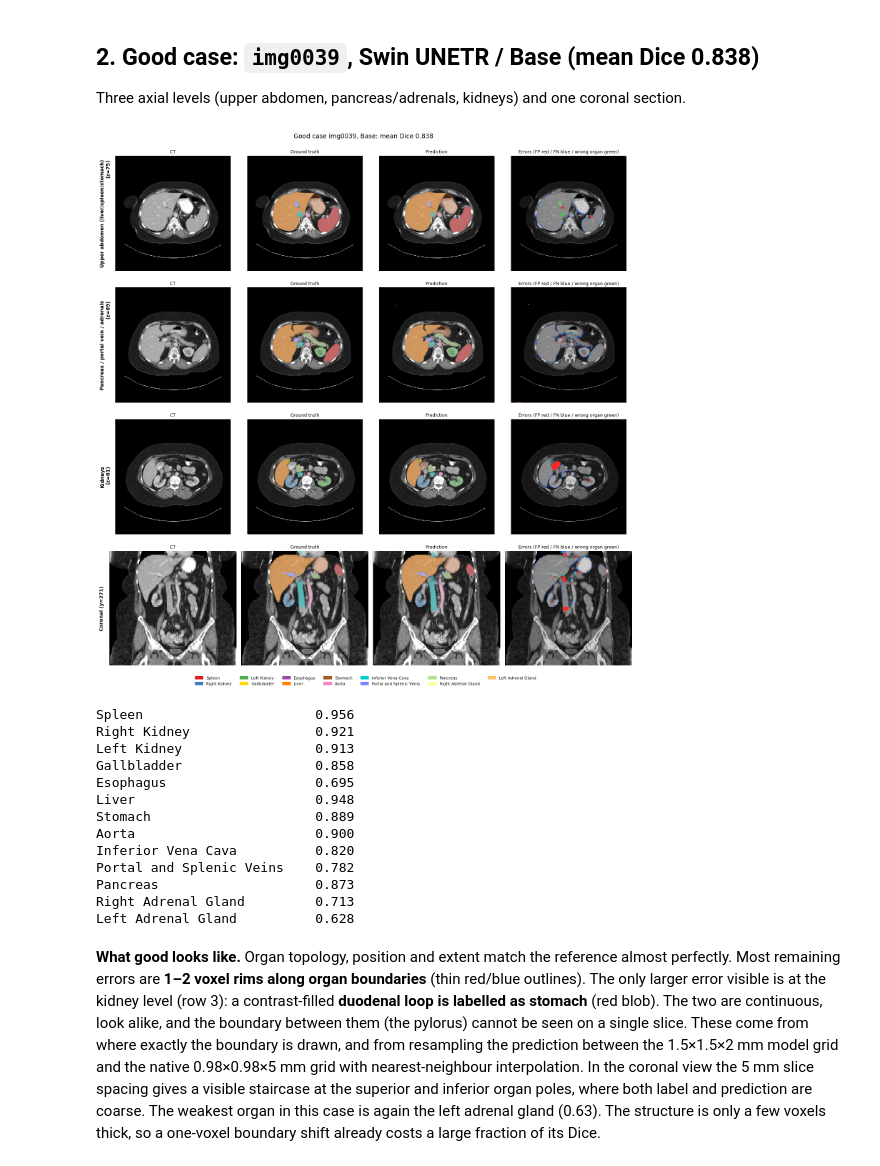
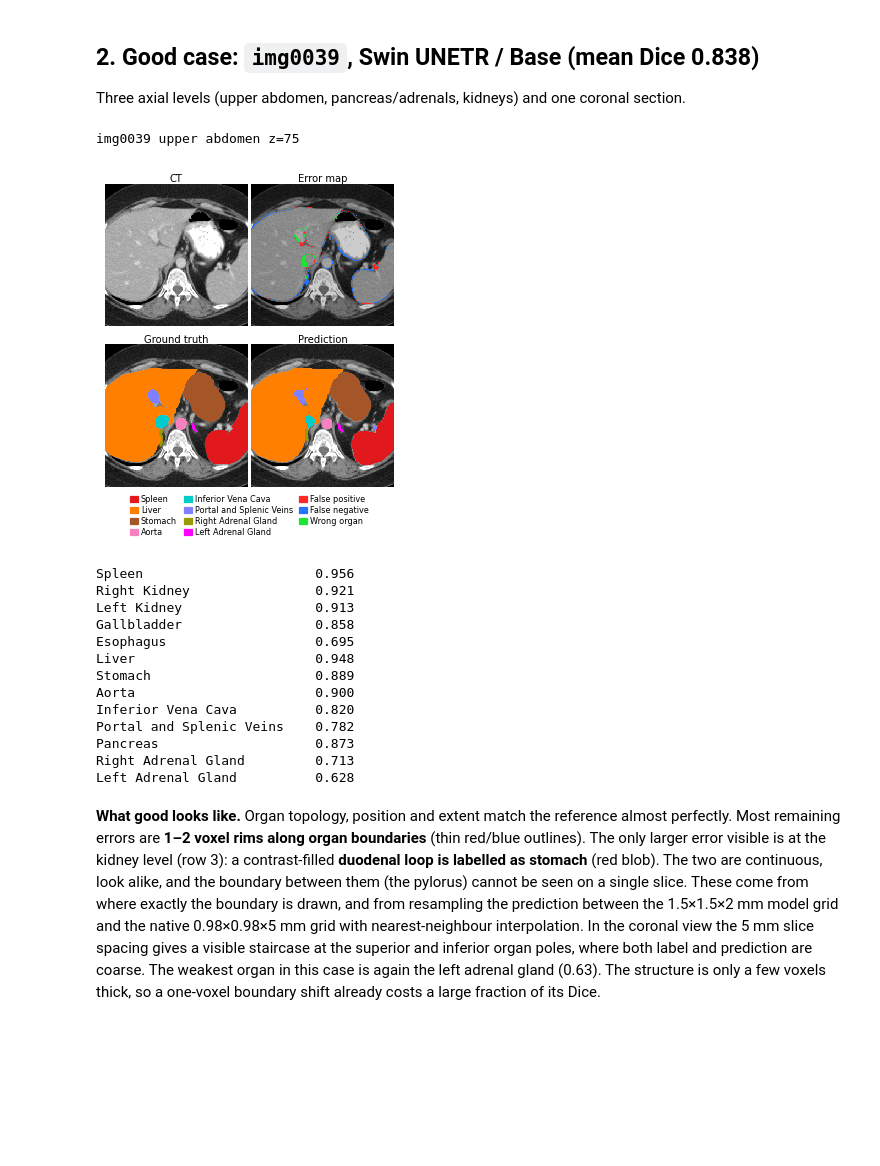
Before and after one commit to Paula-Gal/FoundationsAIMB_Mini-Project_Segmentation-Public, a Jupyter notebook: notebooks/04_visual_inspection.ipynb, the cells around one changed output. Cells and saved outputs as stored; diff of their text form; code cells hidden in the pictures; blank space fills up the shorter version.

Commit message:
Add new visualizations and update existing plotting functions

```diff
--- a/notebooks/04_visual_inspection.ipynb
+++ b/notebooks/04_visual_inspection.ipynb
@@ -96,38 +111,31 @@ plt.show()
 Three axial levels (upper abdomen, pancreas/adrenals, kidneys) and one coronal section.
 # %%
 ct, gt, pred, sp = load_case(best_case, "base")
-levels = {
-    "Upper abdomen (liver/spleen/stomach)": pick_slice(gt, pred, organ=1),
-    "Pancreas / portal vein / adrenals":    pick_slice(gt, pred, organ=11),
-    "Kidneys":                              pick_slice(gt, pred, organ=2),
-}
-fig, axes = plt.subplots(len(levels) + 1, 4, figsize=(17, 4.4 * (len(levels) + 1)))
-for row, (name, z) in zip(axes, levels.items()):
-    plot_case_slice(ct, gt, pred, z, axes=row, row_label=f"{name}\n(z={z})")
-y = pick_slice(gt, pred, organ=8, axis=1)  # coronal slice through the aorta
-plot_case_slice(ct, gt, pred, y, view="coronal", axes=axes[-1], aspect=sp[2] / sp[0],
-                row_label=f"Coronal (y={y})")
-fig.legend(handles=organ_legend_handles(), loc="lower center", ncol=7, fontsize=9, frameon=False)
-fig.suptitle(f"Good case img{best_case}, Base: mean Dice {base.loc[best_case, 'mean_dice']:.3f}", fontsize=14)
-fig.tight_layout(rect=(0, 0.03, 1, 0.98))
-save(fig, "good_case")
+z = pick_slice(gt, pred, organ=1)  # upper abdomen: largest spleen cross-section (liver, spleen, stomach)
+print(f"img{best_case} upper abdomen z={z}")
+r0, r1, c0, c1 = crop_box(axial(gt, z) > 0, margin=0)
+rc, cc, half = (r0 + r1) // 2, (c0 + c1) // 2, 130
+box = (rc - half, rc + half, cc - half, cc + half)  # 260 px square on the organs, same shape as the poor case
+fig = plot_case_2x2(ct, gt, pred, sp, z, crop=box, legend_min_rows=5)  # 0.48\linewidth; same size as poor case
+fig.savefig(FIGURES_DIR / "task4_good_case.png", dpi=300)  # no tight bbox: keep size identical to poor case
 plt.show()
 print(base.loc[best_case, ORGANS].astype(float).round(3).to_string())
 # %% [output]
+img0039 upper abdomen z=75
-[figure, old version]
+[figure, new version]
-Spleen                      0.956
-Right Kidney                0.921
-Left Kidney                 0.913
-Gallbladder                 0.858
-Esophagus                   0.695
-Liver                       0.948
-Stomach                     0.889
-Aorta                       0.900
-Inferior Vena Cava          0.820
-Portal and Splenic Veins    0.782
-Pancreas                    0.873
-Right Adrenal Gland         0.713
-Left Adrenal Gland          0.628
+Spleen                      0.956
+Right Kidney                0.921
+Left Kidney                 0.913
+Gallbladder                 0.858
+Esophagus                   0.695
+Liver                       0.948
+Stomach                     0.889
+Aorta                       0.900
+Inferior Vena Cava          0.820
+Portal and Splenic Veins    0.782
+Pancreas                    0.873
+Right Adrenal Gland         0.713
+Left Adrenal Gland          0.628
 # %% [markdown]
 **What good looks like.** Organ topology, position and extent match the reference almost perfectly. Most
 remaining errors are **1–2 voxel rims along organ boundaries** (thin red/blue outlines). The only larger error visible
```
Also changed, not shown: parts of 9 cells of this notebook, 12 other files.
